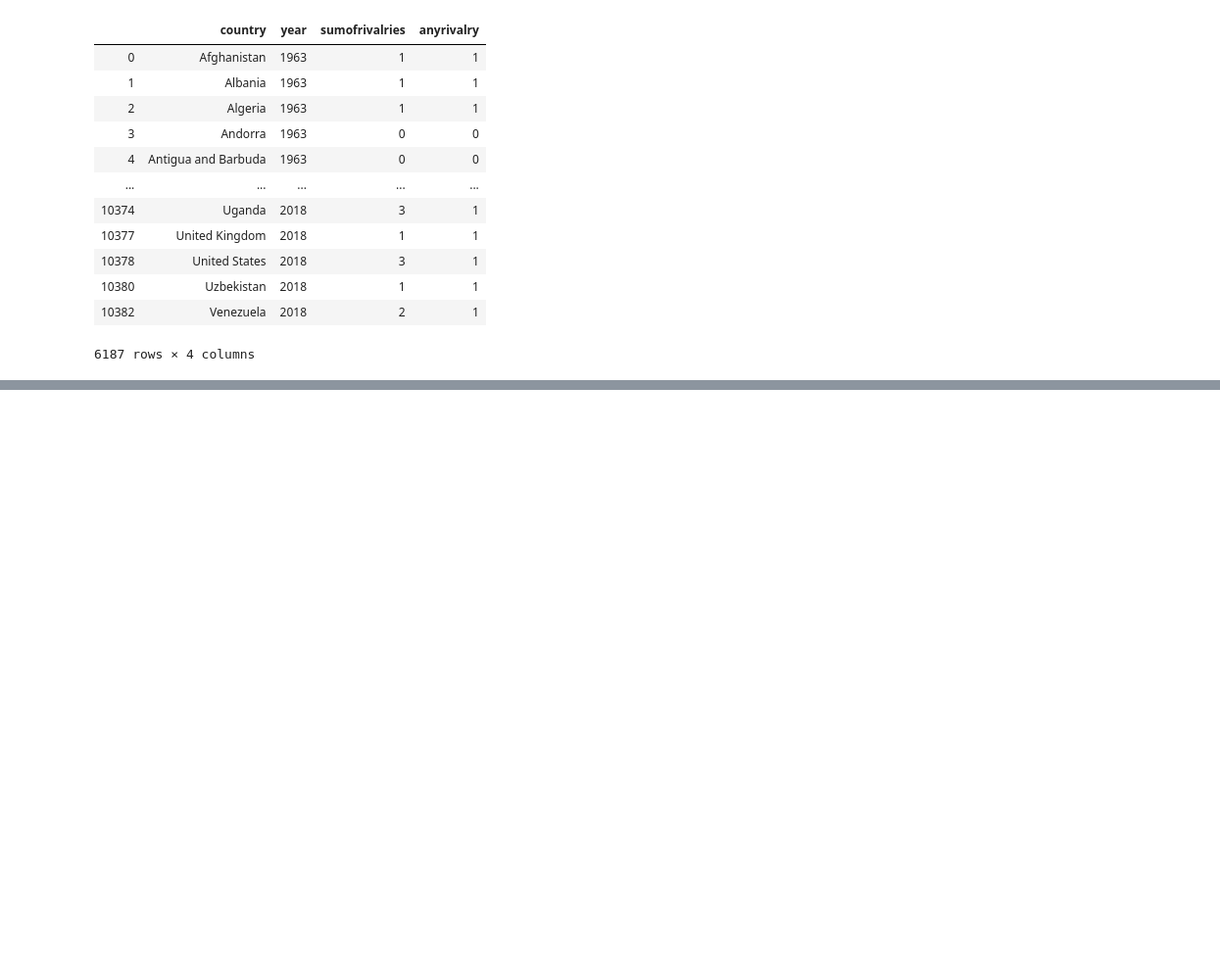
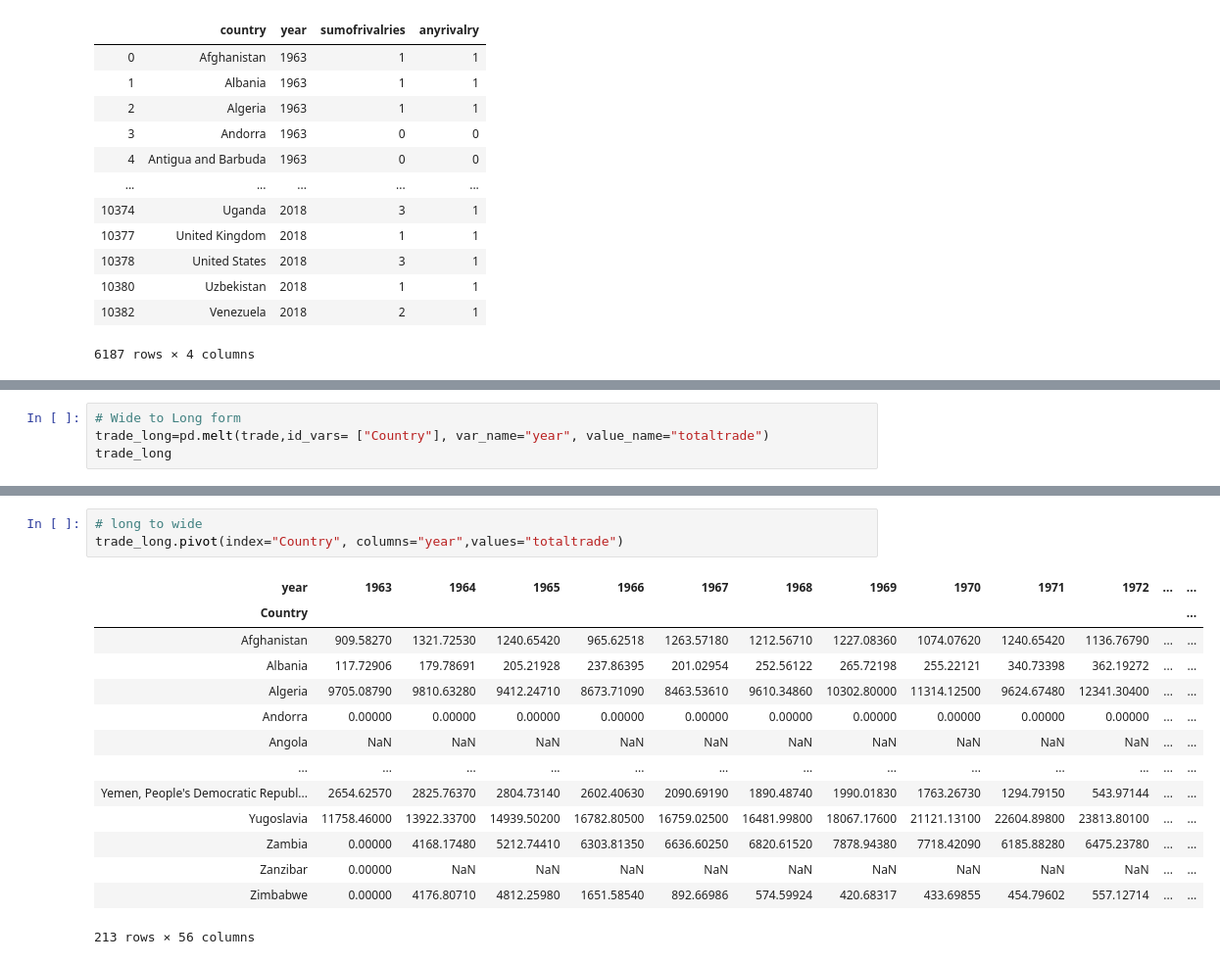
Before and after one commit to PardeeCenter/Python-Skills-Workshop, a Jupyter notebook: Session 2.3 Load Data with Pandas.ipynb, the cells around one changed output, grey strips where cells are left out. Shown: that part at 98% size. Cells and saved outputs as stored; diff of their text form; blank space fills up the shorter version.

```diff
--- a/Session 2.3 Load Data with Pandas.ipynb
+++ b/Session 2.3 Load Data with Pandas.ipynb
@@ -106,0 +119,4 @@ rival[ ~( (rival.year>=1990) & (rival.anyrivalry==0) ) ]
+# %%
+# Wide to Long form
+trade_long=pd.melt(trade,id_vars= ["Country"], var_name="year", value_name="totaltrade")
+trade_long
@@ -106,0 +137,18 @@ rival[ ~( (rival.year>=1990) & (rival.anyrivalry==0) ) ]
+# %%
+# long to wide
+trade_long.pivot(index="Country", columns="year",values="totaltrade")
+# %% [output]
+| year | 1963 | 1964 | 1965 | 1966 | 1967 | 1968 | 1969 | 1970 | 1971 | 1972 | ... | ... |
+| Country |  |  |  |  |  |  |  |  |  |  |  | ... |
+| Afghanistan | 909.58270 | 1321.72530 | 1240.65420 | 965.62518 | 1263.57180 | 1212.56710 | 1227.08360 | 1074.07620 | 1240.65420 | 1136.76790 | ... | ... |
+| Albania | 117.72906 | 179.78691 | 205.21928 | 237.86395 | 201.02954 | 252.56122 | 265.72198 | 255.22121 | 340.73398 | 362.19272 | ... | ... |
+| Algeria | 9705.08790 | 9810.63280 | 9412.24710 | 8673.71090 | 8463.53610 | 9610.34860 | 10302.80000 | 11314.12500 | 9624.67480 | 12341.30400 | ... | ... |
+| Andorra | 0.00000 | 0.00000 | 0.00000 | 0.00000 | 0.00000 | 0.00000 | 0.00000 | 0.00000 | 0.00000 | 0.00000 | ... | ... |
+| Angola | NaN | NaN | NaN | NaN | NaN | NaN | NaN | NaN | NaN | NaN | ... | ... |
+| ... | ... | ... | ... | ... | ... | ... | ... | ... | ... | ... | ... | ... |
+| Yemen, People's Democratic Republ... | 2654.62570 | 2825.76370 | 2804.73140 | 2602.40630 | 2090.69190 | 1890.48740 | 1990.01830 | 1763.26730 | 1294.79150 | 543.97144 | ... | ... |
+| Yugoslavia | 11758.46000 | 13922.33700 | 14939.50200 | 16782.80500 | 16759.02500 | 16481.99800 | 18067.17600 | 21121.13100 | 22604.89800 | 23813.80100 | ... | ... |
+| Zambia | 0.00000 | 4168.17480 | 5212.74410 | 6303.81350 | 6636.60250 | 6820.61520 | 7878.94380 | 7718.42090 | 6185.88280 | 6475.23780 | ... | ... |
+| Zanzibar | 0.00000 | NaN | NaN | NaN | NaN | NaN | NaN | NaN | NaN | NaN | ... | ... |
+| Zimbabwe | 0.00000 | 4176.80710 | 4812.25980 | 1651.58540 | 892.66986 | 574.59924 | 420.68317 | 433.69855 | 454.79602 | 557.12714 | ... | ... |
+213 rows × 56 columns
```
Also changed, not shown: parts of 8 cells of this notebook, 1 other file.
